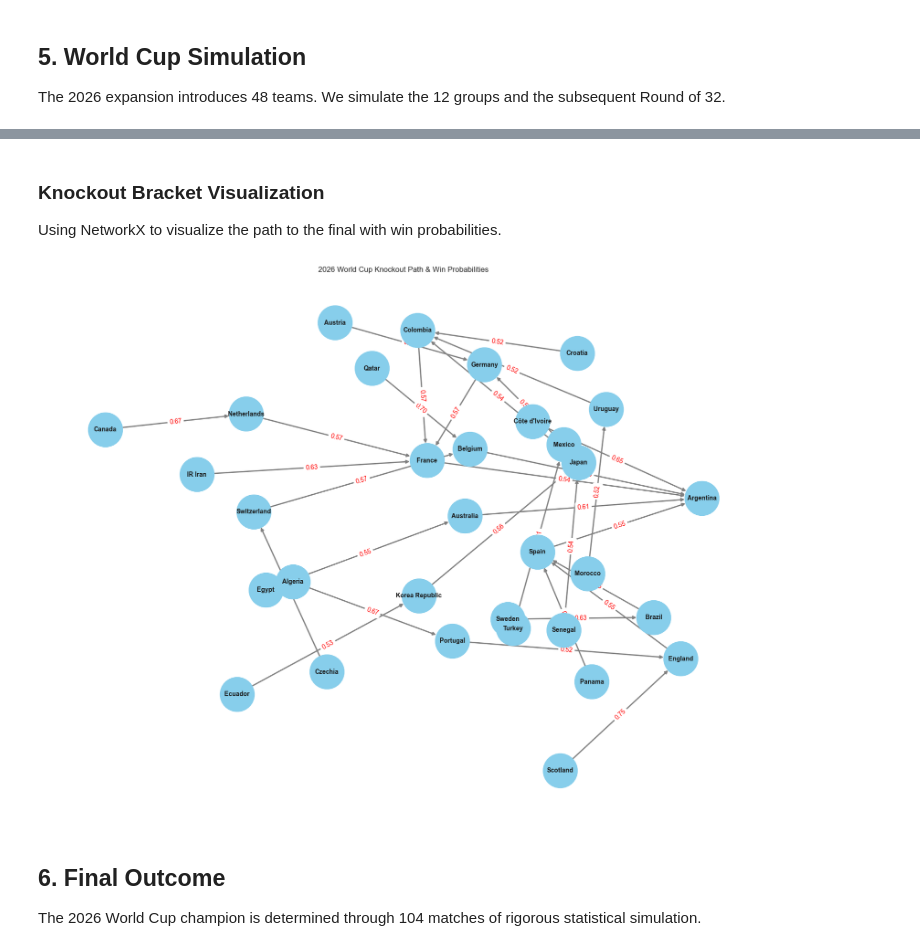
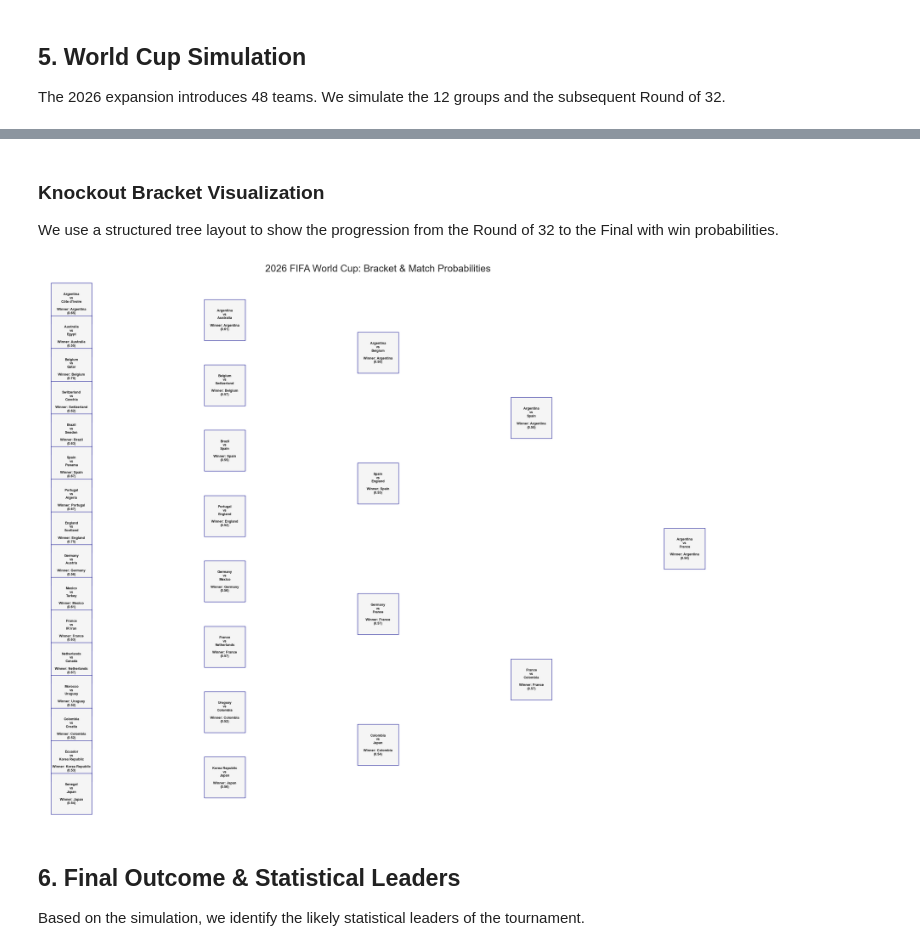
Before and after one commit to thompgt/world-cup-predictor, a Jupyter notebook: notebooks/2026_World_Cup_Prediction_Professional.ipynb, the cells around one changed output, grey strips where cells are left out. Cells and saved outputs as stored; diff of their text form; code cells hidden in the pictures.

```diff
--- a/notebooks/2026_World_Cup_Prediction_Professional.ipynb
+++ b/notebooks/2026_World_Cup_Prediction_Professional.ipynb
@@ -167,29 +176,56 @@ WORLD CUP WINNER: Argentina
 # %% [markdown]
 ### Knockout Bracket Visualization
-Using NetworkX to visualize the path to the final with win probabilities.
+We use a structured tree layout to show the progression from the Round of 32 to the Final with win probabilities.
-# %%
-G = nx.DiGraph()
-
-for match in knockout_data:
-    round_name = match['Round']
-    winner = match['Winner']
-    loser = match['Matchup'][1] if match['Matchup'][0] == winner else match['Matchup'][0]
-    prob = match['Prob']
-
-    G.add_edge(loser, winner, weight=prob, label=f"{prob:.2f}")
-
-plt.figure(figsize=(16, 12))
-pos = nx.spring_layout(G, k=0.5, seed=42)
-nx.draw(G, pos, with_labels=True, node_color='skyblue', node_size=3000, font_size=10, font_weight='bold', edge_color='gray', width=2, arrows=True)
-edge_labels = nx.get_edge_attributes(G, 'label')
-nx.draw_networkx_edge_labels(G, pos, edge_labels=edge_labels, font_color='red')
-plt.title('2026 World Cup Knockout Path & Win Probabilities')
-plt.show()
-# %% [output]
-[figure, removed]
-# %% [markdown]
-## 6. Final Outcome
-The 2026 World Cup champion is determined through 104 matches of rigorous statistical simulation.
+# %%
+def draw_bracket(knockout_data):
+    G = nx.DiGraph()
+    pos = {}
+    labels = {}
+
+    rounds_map = {
+        'R32': 0,
+        'Round of 16': 1,
+        'Quarter-finals': 2,
+        'Semi-finals': 3,
+        'Final': 4
+    }
+
+    round_counts = {r: 0 for r in rounds_map}
+
+    for match in knockout_data:
+        r_name = match['Round']
+        winner = match['Winner']
+        m = match['Matchup']
+        prob = match['Prob']
+
+        r_idx = rounds_map[r_name]
+        m_idx = round_counts[r_name]
+        round_counts[r_name] += 1
+
+        # Vertical spacing logic for a clean tree
+        y_step = 2 ** r_idx
+        y_pos = (m_idx * 2 * y_step) + y_step
+
+        node_id = f"{r_name}_{m_idx}"
+        pos[node_id] = (r_idx * 10, -y_pos)
+        labels[node_id] = f"{m[0]}\nvs\n{m[1]}\n\nWinner: {winner}\n({prob:.2f})"
+        G.add_node(node_id)
+
+    plt.figure(figsize=(25, 20))
+    nx.draw(G, pos, with_labels=True, labels=labels,
+            node_shape='s', node_size=12000, node_color='whitesmoke',
+            edgecolors='darkblue', font_size=9, font_weight='bold')
+
+    plt.title('2026 FIFA World Cup: Bracket & Match Probabilities', fontsize=26, pad=20)
+    plt.axis('off')
+    plt.show()
+
+draw_bracket(knockout_data)
+# %% [output]
+[figure, added]
+# %% [markdown]
+## 6. Final Outcome & Statistical Leaders
+Based on the simulation, we identify the likely statistical leaders of the tournament.
 # %%
 winner_2026 = knockout_data[-1]['Winner']
 runner_up_2026 = knockout_data[-1]['Matchup'][1] if knockout_data[-1]['Matchup'][0] == winner_2026 else knockout_data[-1]['Matchup'][0]
```
Also changed, not shown: parts of 3 cells of this notebook.
